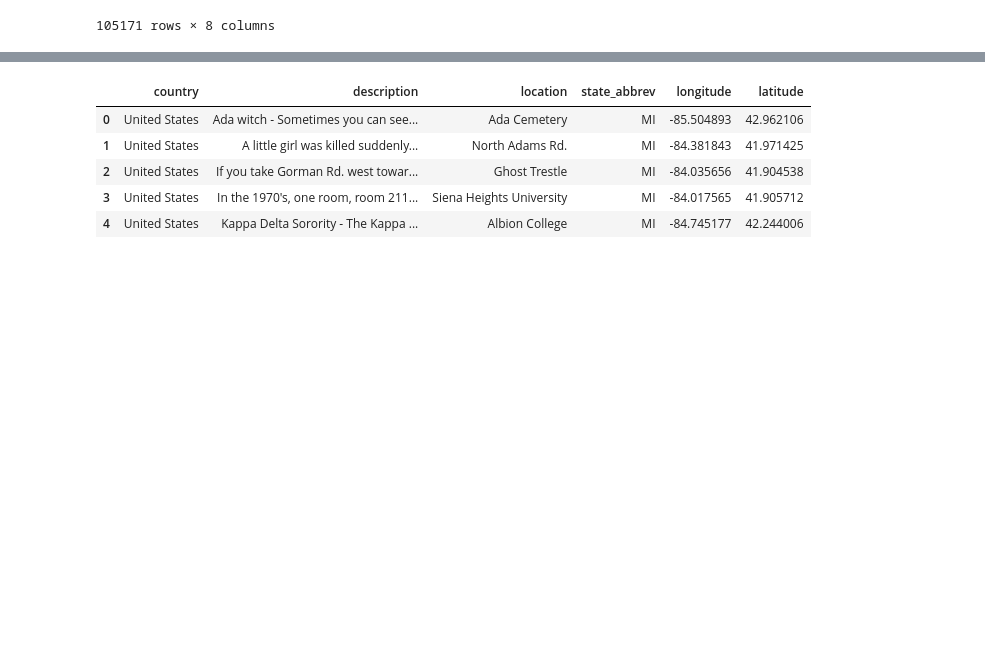
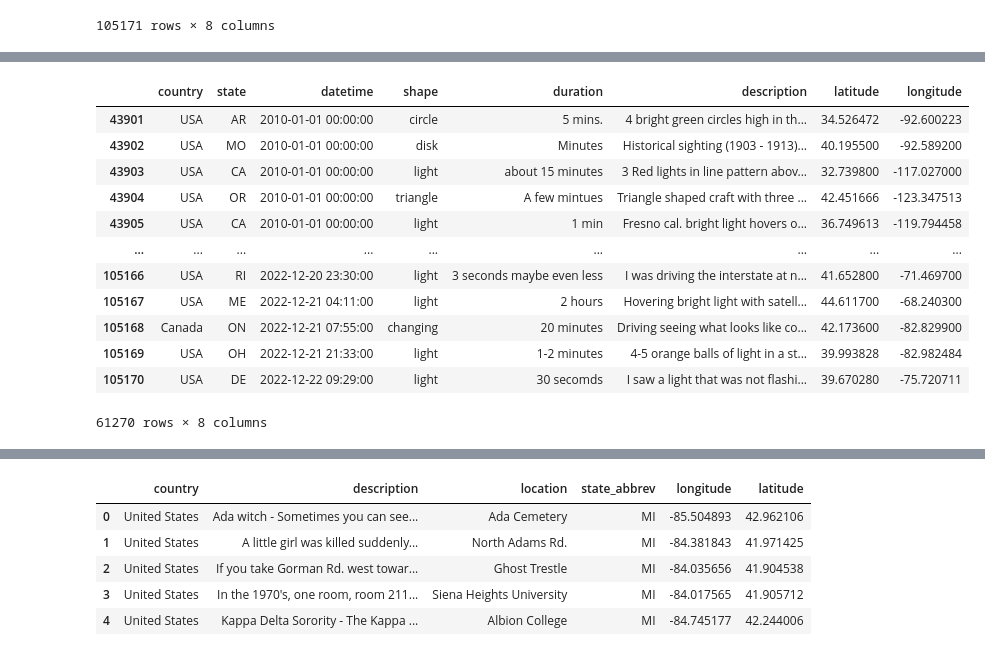
Before and after one commit to Morgen-Henry/supernatural_map, a Jupyter notebook: Data Cleaning/datacleaning.ipynb, the cells around one changed output, grey strips where cells are left out. Drawn from its saved outputs; the diff is of its cells as text; code cells hidden in the pictures; blank space fills up the shorter version.

```diff
--- a/Data Cleaning/datacleaning.ipynb
+++ b/Data Cleaning/datacleaning.ipynb
@@ -201,3 +220,20 @@ ufo_clean
+# %%
+ufo_sliced = ufo_sorted.loc[ufo_sorted['datetime'] >= '2010']
+ufo_sliced
+# %% [output]
+|  | country | state | datetime | shape | duration | description | latitude | longitude |
+| 43901 | USA | AR | 2010-01-01 00:00:00 | circle | 5 mins. | 4 bright green circles high in th... | 34.526472 | -92.600223 |
+| 43902 | USA | MO | 2010-01-01 00:00:00 | disk | Minutes | Historical sighting (1903 - 1913)... | 40.195500 | -92.589200 |
+| 43903 | USA | CA | 2010-01-01 00:00:00 | light | about 15 minutes | 3 Red lights in line pattern abov... | 32.739800 | -117.027000 |
+| 43904 | USA | OR | 2010-01-01 00:00:00 | triangle | A few mintues | Triangle shaped craft with three ... | 42.451666 | -123.347513 |
+| 43905 | USA | CA | 2010-01-01 00:00:00 | light | 1 min | Fresno cal. bright light hovers o... | 36.749613 | -119.794458 |
+| ... | ... | ... | ... | ... | ... | ... | ... | ... |
+| 105166 | USA | RI | 2022-12-20 23:30:00 | light | 3 seconds maybe even less | I was driving the interstate at n... | 41.652800 | -71.469700 |
+| 105167 | USA | ME | 2022-12-21 04:11:00 | light | 2 hours | Hovering bright light with satell... | 44.611700 | -68.240300 |
+| 105168 | Canada | ON | 2022-12-21 07:55:00 | changing | 20 minutes | Driving seeing what looks like co... | 42.173600 | -82.829900 |
+| 105169 | USA | OH | 2022-12-21 21:33:00 | light | 1-2 minutes | 4-5 orange balls of light in a st... | 39.993828 | -82.982484 |
+| 105170 | USA | DE | 2022-12-22 09:29:00 | light | 30 secomds | I saw a light that was not flashi... | 39.670280 | -75.720711 |
+61270 rows × 8 columns
 # %%
 ufo_clean.to_csv("C:/Users/ginav/Desktop/Analysis Projects/Project 3/supernatural_map/Data Cleaning/resources/ufo_data.csv")
 # %%
```
Also changed, not shown: parts of 2 cells of this notebook, 1 other file.
